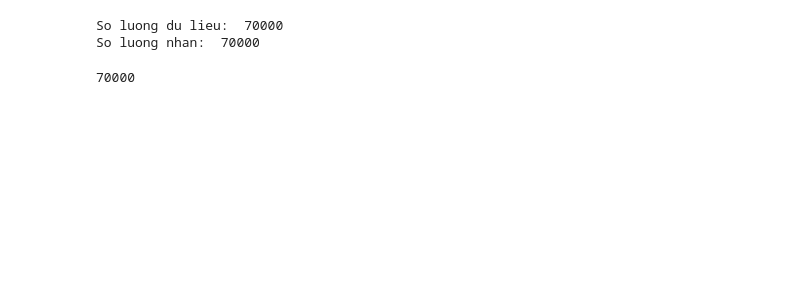
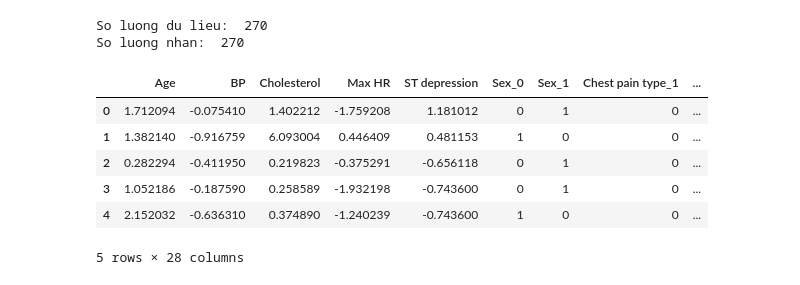
Before and after one commit to ddotu2612/BTL_MachineLearning, a Jupyter notebook: KNN_TuCode.ipynb, the cells around one changed output. Saved outputs shown, nothing was run; the diff lists cells and outputs as text; code cells hidden in the pictures; blank space fills up the shorter version.

```diff
--- a/KNN_TuCode.ipynb
+++ b/KNN_TuCode.ipynb
@@ -13,18 +13,22 @@ from sklearn.neighbors import KNeighborsClassifier
 # %%
 import pickle
 
-with open('preprocessing/cardio/X_most_frequent.pkl', 'rb') as f:
+with open('preprocessing/heart/X.pkl', 'rb') as f:
     X = pickle.load(f)
-    X = np.array(X)
-with open('preprocessing/cardio/y.pkl', 'rb') as f:
+with open('preprocessing/heart/y.pkl', 'rb') as f:
     y = pickle.load(f)
-    y = np.array(y)
 
 print('So luong du lieu: ', len(X))
 print('So luong nhan: ', len(y))
-len(X)
+X[0:5]
 # %% [output]
-So luong du lieu:  70000
-So luong nhan:  70000
+So luong du lieu:  270
+So luong nhan:  270
+|  | Age | BP | Cholesterol | Max HR | ST depression | Sex_0 | Sex_1 | Chest pain type_1 | ... |
+| 0 | 1.712094 | -0.075410 | 1.402212 | -1.759208 | 1.181012 | 0 | 1 | 0 | ... |
+| 1 | 1.382140 | -0.916759 | 6.093004 | 0.446409 | 0.481153 | 1 | 0 | 0 | ... |
+| 2 | 0.282294 | -0.411950 | 0.219823 | -0.375291 | -0.656118 | 0 | 1 | 0 | ... |
+| 3 | 1.052186 | -0.187590 | 0.258589 | -1.932198 | -0.743600 | 0 | 1 | 0 | ... |
+| 4 | 2.152032 | -0.636310 | 0.374890 | -1.240239 | -0.743600 | 1 | 0 | 0 | ... |
-70000
+5 rows × 28 columns
 # %%
```
Also changed, not shown: parts of 10 cells of this notebook, 20 other files.
